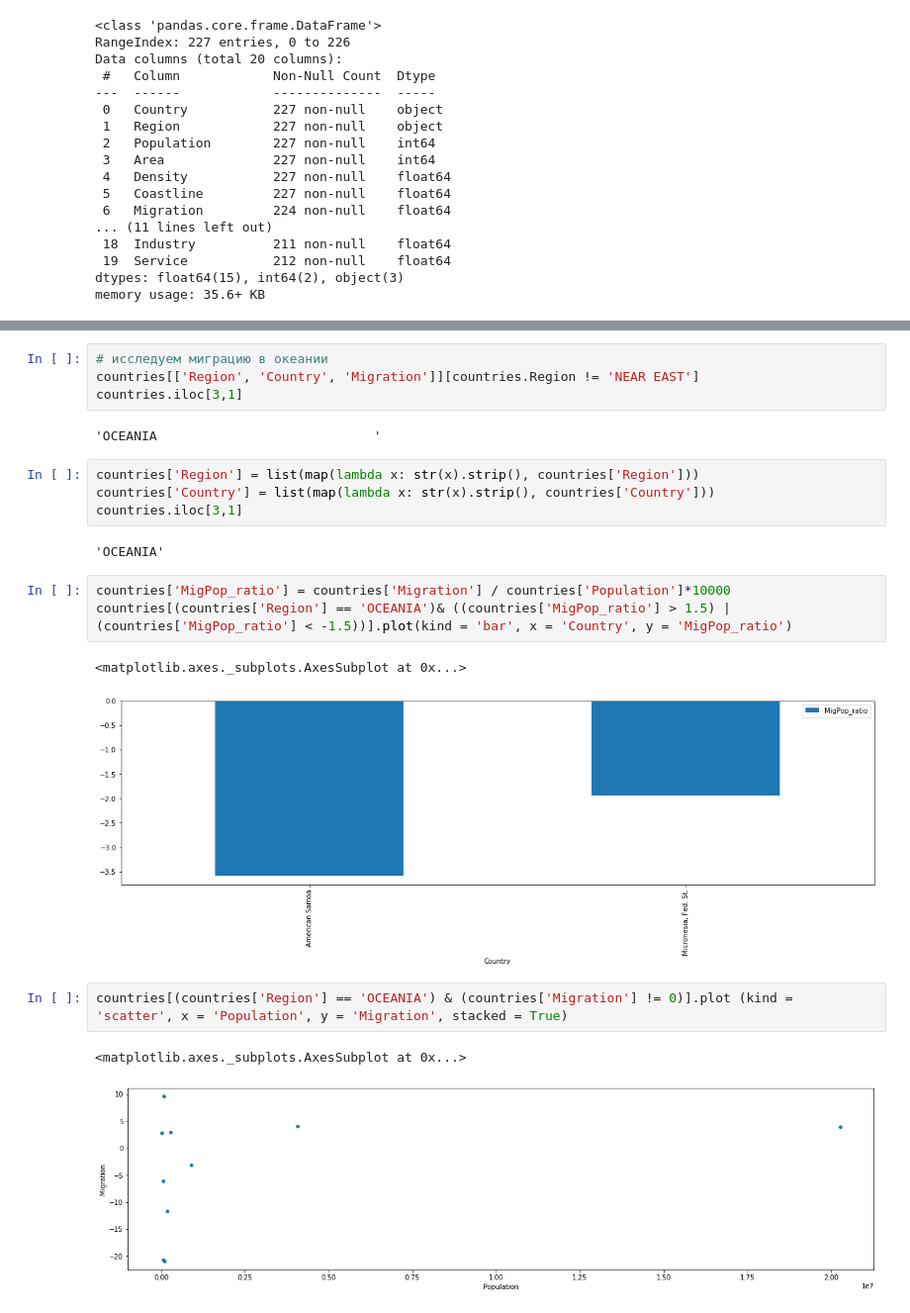
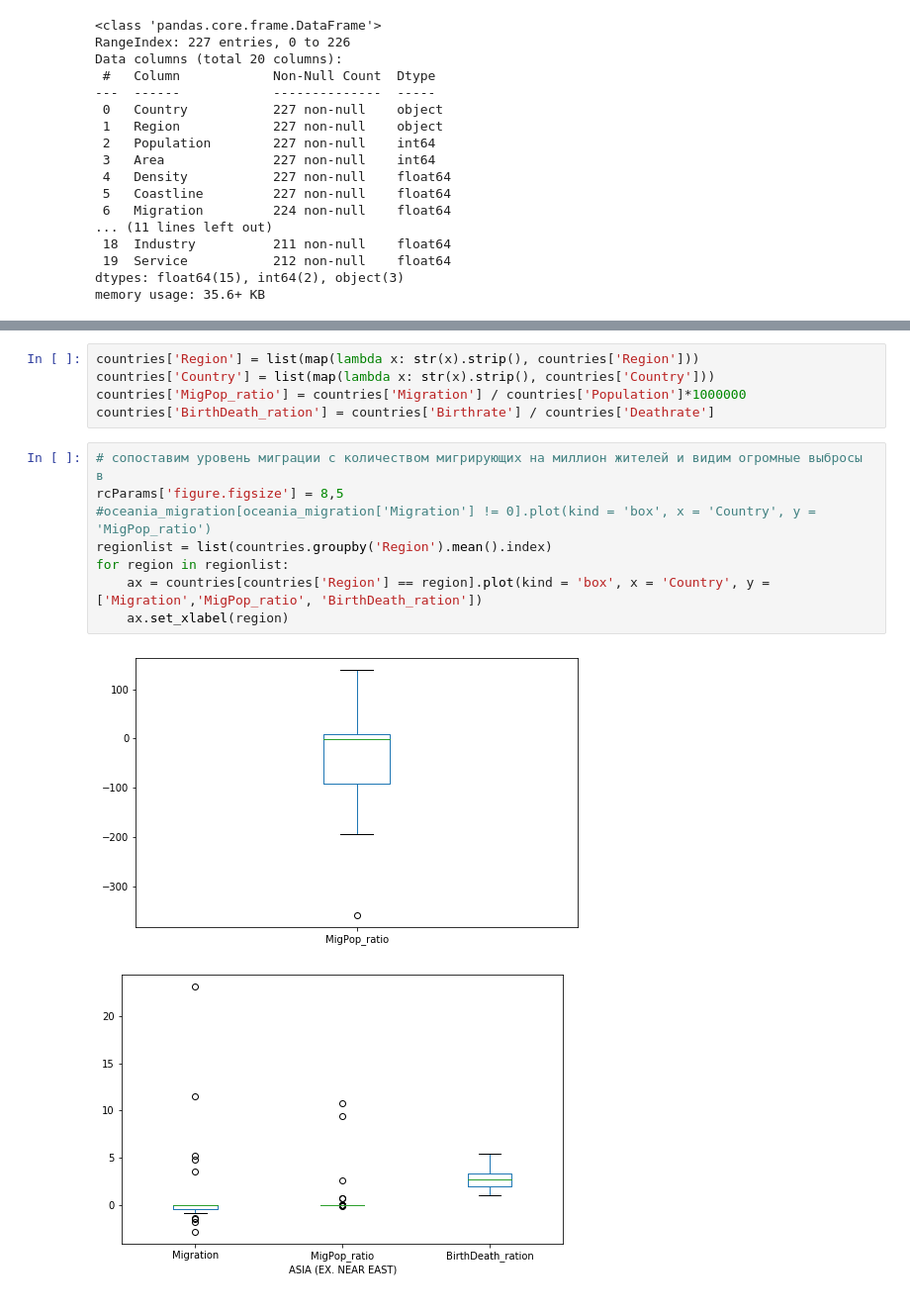
Before and after one commit to haymaker94/PYDA-14, a Jupyter notebook: Countries of the world.ipynb, the cells around one changed output, grey strips where cells are left out. Shown at 99% size. Cells and saved outputs as stored; diff of their text form.

```diff
--- a/Countries of the world.ipynb
+++ b/Countries of the world.ipynb
@@ -80,26 +80,19 @@ for column in regional:
     regional['Migration'].plot(kind = 'bar', y = column)
 # %% [output]
 [figure]
-# %%
-# исследуем миграцию в океании
-countries[['Region', 'Country', 'Migration']][countries.Region != 'NEAR EAST']
-countries.iloc[3,1]
-# %% [output]
-'OCEANIA                            '
 # %%
 countries['Region'] = list(map(lambda x: str(x).strip(), countries['Region']))
 countries['Country'] = list(map(lambda x: str(x).strip(), countries['Country']))
-countries.iloc[3,1]
+countries['MigPop_ratio'] = countries['Migration'] / countries['Population']*1000000
+countries['BirthDeath_ration'] = countries['Birthrate'] / countries['Deathrate']
-# %% [output]
-'OCEANIA'
-# %%
-countries['MigPop_ratio'] = countries['Migration'] / countries['Population']*10000
-countries[(countries['Region'] == 'OCEANIA')& ((countries['MigPop_ratio'] > 1.5) | (countries['MigPop_ratio'] < -1.5))].plot(kind = 'bar', x = 'Country', y = 'MigPop_ratio')
-# %% [output]
-<matplotlib.axes._subplots.AxesSubplot at 0x...>
-[figure, removed]
-# %%
-countries[(countries['Region'] == 'OCEANIA') & (countries['Migration'] != 0)].plot (kind = 'scatter', x = 'Population', y = 'Migration', stacked = True)
-# %% [output]
-<matplotlib.axes._subplots.AxesSubplot at 0x...>
-[figure, removed]
+# %%
+# сопоставим уровень миграции с количеством мигрирующих на миллион жителей и видим огромные выбросы в
+rcParams['figure.figsize'] = 8,5
+#oceania_migration[oceania_migration['Migration'] != 0].plot(kind = 'box', x = 'Country', y = 'MigPop_ratio')
+regionlist = list(countries.groupby('Region').mean().index)
+for region in regionlist:
+    ax = countries[countries['Region'] == region].plot(kind = 'box', x = 'Country', y = ['Migration','MigPop_ratio', 'BirthDeath_ration'])
+    ax.set_xlabel(region)
+# %% [output]
+[figure, added]
+[figure, added]
```
Also changed, not shown: parts of 4 cells of this notebook.
